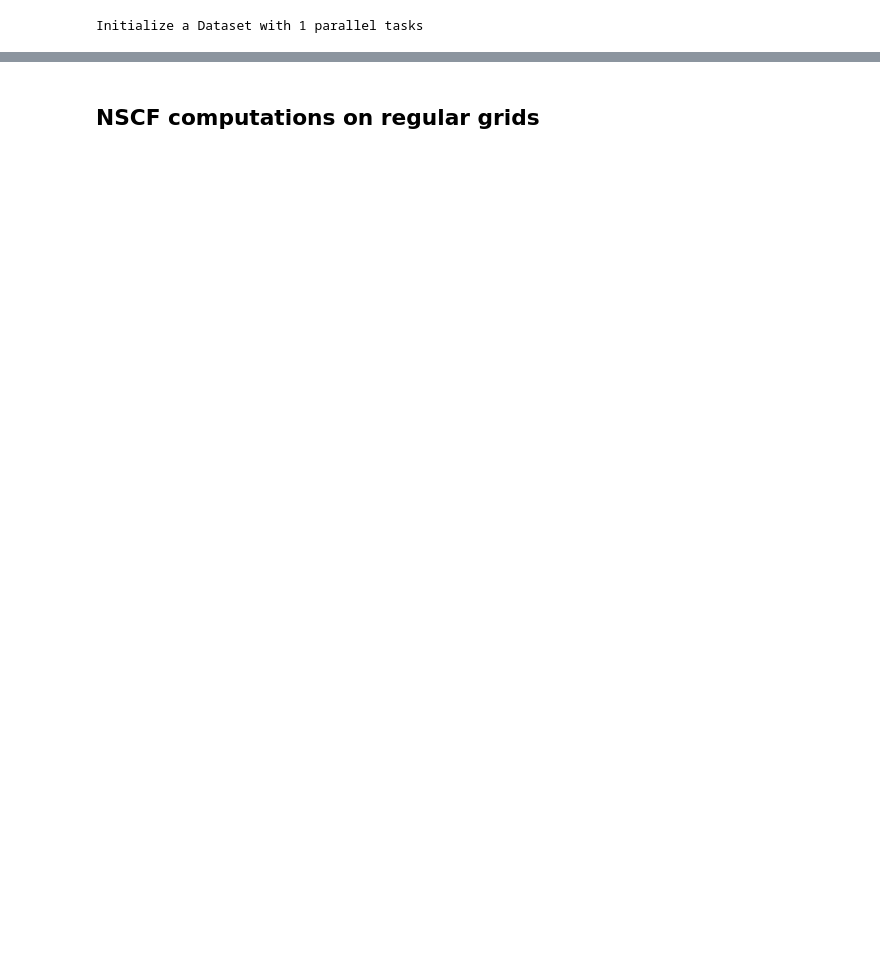
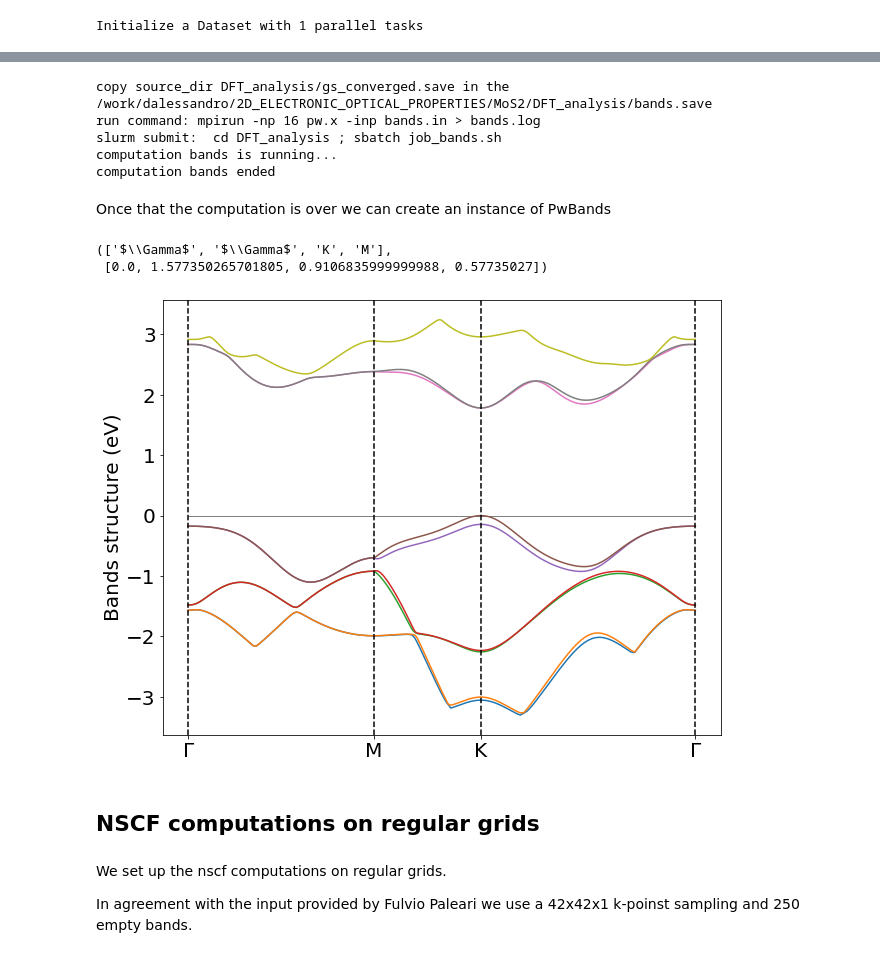
Before and after one commit to marcodalessandro76/MoS2, a Jupyter notebook: DFT_Analysis.ipynb, the cells around one changed output, grey strips where cells are left out. Cells and saved outputs as stored; diff of their text form; code cells hidden in the pictures; blank space fills up the shorter version.

```diff
--- a/DFT_Analysis.ipynb
+++ b/DFT_Analysis.ipynb
@@ -518,0 +528,3 @@ results.get_energy()
+# %%
+klist = Tools.build_kpath(G,Mp,Kp,G,numstep=60)
+klist
@@ -518,0 +536,5 @@ results.get_energy()
+# %%
+inp.set_bands(30,force_symmorphic=True,conv_thr=1e-6)
+inp.set_prefix(bands_prefix)
+inp.set_kpoints(type='tpiba_b',klist=klist)
+inp
@@ -519,2 +559,34 @@ results.get_energy()
+# %%
+results = code.run(input=inp,run_dir=run_dir,name=bands_prefix,source_dir='DFT_analysis/gs_converged.save')
+# %% [output]
+copy source_dir DFT_analysis/gs_converged.save in the /work/dalessandro/2D_ELECTRONIC_OPTICAL_PROPERTIES/MoS2/DFT_analysis/bands.save
+run command: mpirun -np 16 pw.x -inp bands.in > bands.log
+slurm submit:  cd DFT_analysis ; sbatch job_bands.sh
+computation bands is running...
+computation bands ended
+# %% [markdown]
+Once that the computation is over we can create an instance of PwBands
+# %%
+bands = U.BandStructure.from_Pw(results,high_sym)
+# %%
+bands.get_high_sym_positions()
+# %% [output]
+(['$\\Gamma$', '$\\Gamma$', 'K', 'M'],
+ [0.0, 1.577350265701805, 0.9106835999999988, 0.57735027])
+# %%
+label_size = 20
+
+fig, ax = plt.subplots(figsize=(10, 8))
+#ax.set_ylim(-5,7)
+bands.plot(plt,selection=[i for i in range(20,29)])
+ax.hlines(0.,0.,1.57,linestyles='-',color='gray',linewidth=1)
+ax.set_ylabel('Bands structure (eV)',size=label_size)
+ax.tick_params(axis='both', which='major', labelsize=label_size)
+# %% [output]
+[figure, added]
 # %% [markdown]
 ## NSCF computations on regular grids
+# %% [markdown]
+We set up the nscf computations on regular grids.
+
+In agreement with the input provided by Fulvio Paleari we use  a 42x42x1 k-poinst sampling and 250 empty bands.
```
Also changed, not shown: parts of 55 cells of this notebook.
